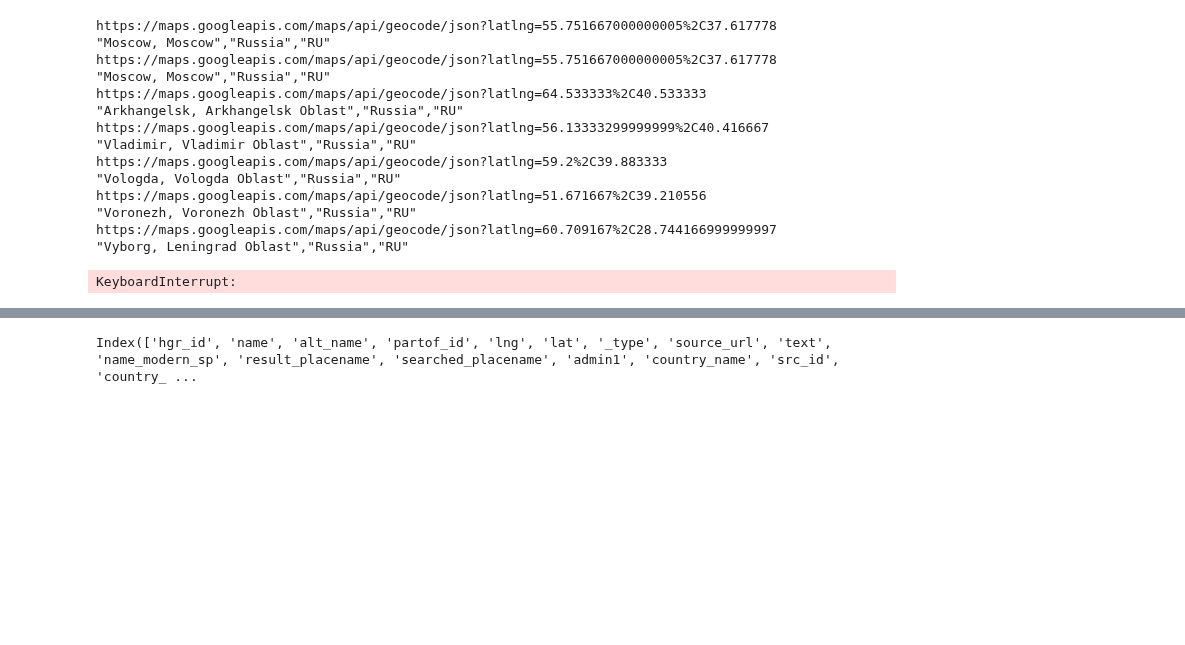
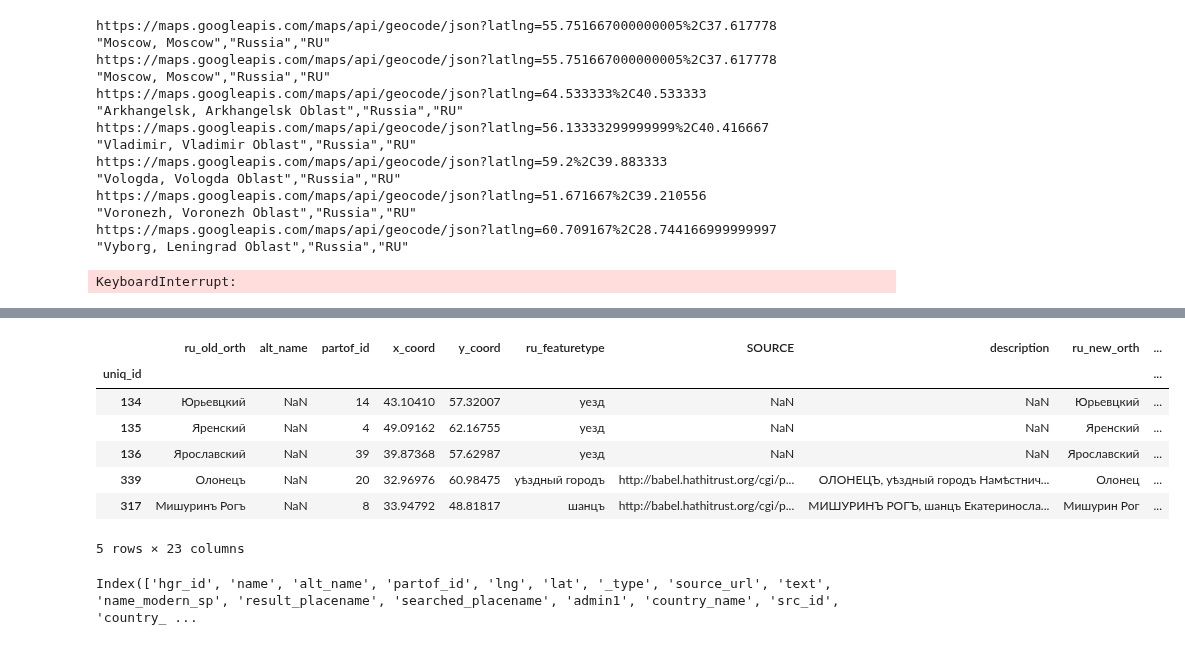
Before and after one commit to jaguillette/fungHGR, a Jupyter notebook: post-processing.ipynb, the cells around one changed output, grey strips where cells are left out. Cells and saved outputs as stored; diff of their text form; code cells hidden in the pictures; blank space fills up the shorter version.

```diff
--- a/post-processing.ipynb
+++ b/post-processing.ipynb
@@ -179,0 +208,5 @@ more_process.to_csv("hgr_test_set_4.csv",encoding='utf-8')
+# %%
+dedupe = pd.DataFrame.from_csv("hgr_test_set_4.csv")
+dupe_cond = dedupe.x_coord.duplicated()
+xdupe = dedupe[dupe_cond].x_coord.unique().tolist()
+test = xdupe[1]
@@ -179,0 +217,13 @@ more_process.to_csv("hgr_test_set_4.csv",encoding='utf-8')
+# %%
+for test in xdupe:
+    print(test)
+    ind1 = int(dedupe[dedupe.x_coord==test][dedupe.ru_featuretype=='уезд'].index)
+    ind2 = int(dedupe[dedupe.x_coord==test][dedupe.ru_featuretype=='городъ'].index)
+    dedupe.loc[ind1:ind1].ru_old_orth = dedupe.loc[ind2].ru_old_orth
+    dedupe.loc[ind1:ind1].ru_featuretype = dedupe.loc[ind2].ru_featuretype
+    dedupe.loc[ind1:ind1].SOURCE = dedupe.loc[ind2].SOURCE
+    dedupe.loc[ind1:ind1].description = dedupe.loc[ind2].description
+    dedupe.loc[ind1:ind1].pres_loc = dedupe.loc[ind2].pres_loc
+    dedupe.loc[ind1:ind1].pres_country = dedupe.loc[ind2].pres_country
+    dedupe.loc[ind1:ind1].country_code = dedupe.loc[ind2].country_code
+    dedupe.drop(ind2,inplace=True)
@@ -180,3 +257,14 @@ more_process.to_csv("hgr_test_set_4.csv",encoding='utf-8')
+# %%
+dedupe.tail()
+# %% [output]
+|  | ru_old_orth | alt_name | partof_id | x_coord | y_coord | ru_featuretype | SOURCE | description | ru_new_orth | ... |
+| uniq_id |  |  |  |  |  |  |  |  |  | ... |
+| 134 | Юрьевцкий | NaN | 14 | 43.10410 | 57.32007 | уезд | NaN | NaN | Юрьевцкий | ... |
+| 135 | Яренский | NaN | 4 | 49.09162 | 62.16755 | уезд | NaN | NaN | Яренский | ... |
+| 136 | Ярославский | NaN | 39 | 39.87368 | 57.62987 | уезд | NaN | NaN | Ярославский | ... |
+| 339 | Олонецъ | NaN | 20 | 32.96976 | 60.98475 | уѣздный городъ | http://babel.hathitrust.org/cgi/p... | ОЛОНЕЦЪ, уѣздный городъ Намѣстнич... | Олонец | ... |
+| 317 | Мишуринъ Рогъ | NaN | 8 | 33.94792 | 48.81817 | шанцъ | http://babel.hathitrust.org/cgi/p... | МИШУРИНЪ РОГЪ, шанцъ Екатериносла... | Мишурин Рог | ... |
+5 rows × 23 columns
 # %%
 new_single_results['pres_loc'], new_single_results['country'], new_single_results['country_code'] = np.vectorize(reverse_geocode)(new_single_results.lng,new_single_results.lat_y)
 # %%
```
Also changed, not shown: parts of 18 cells of this notebook, 1 other file.
